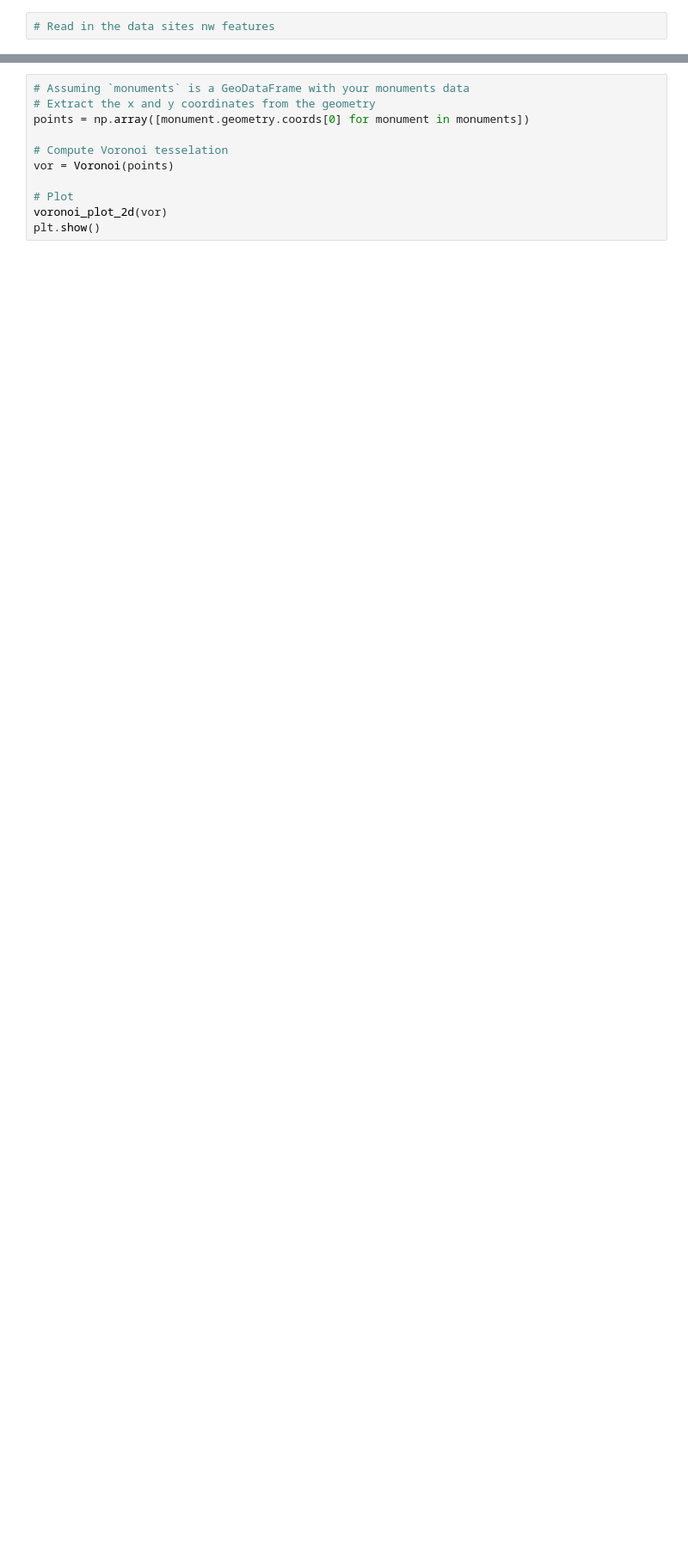
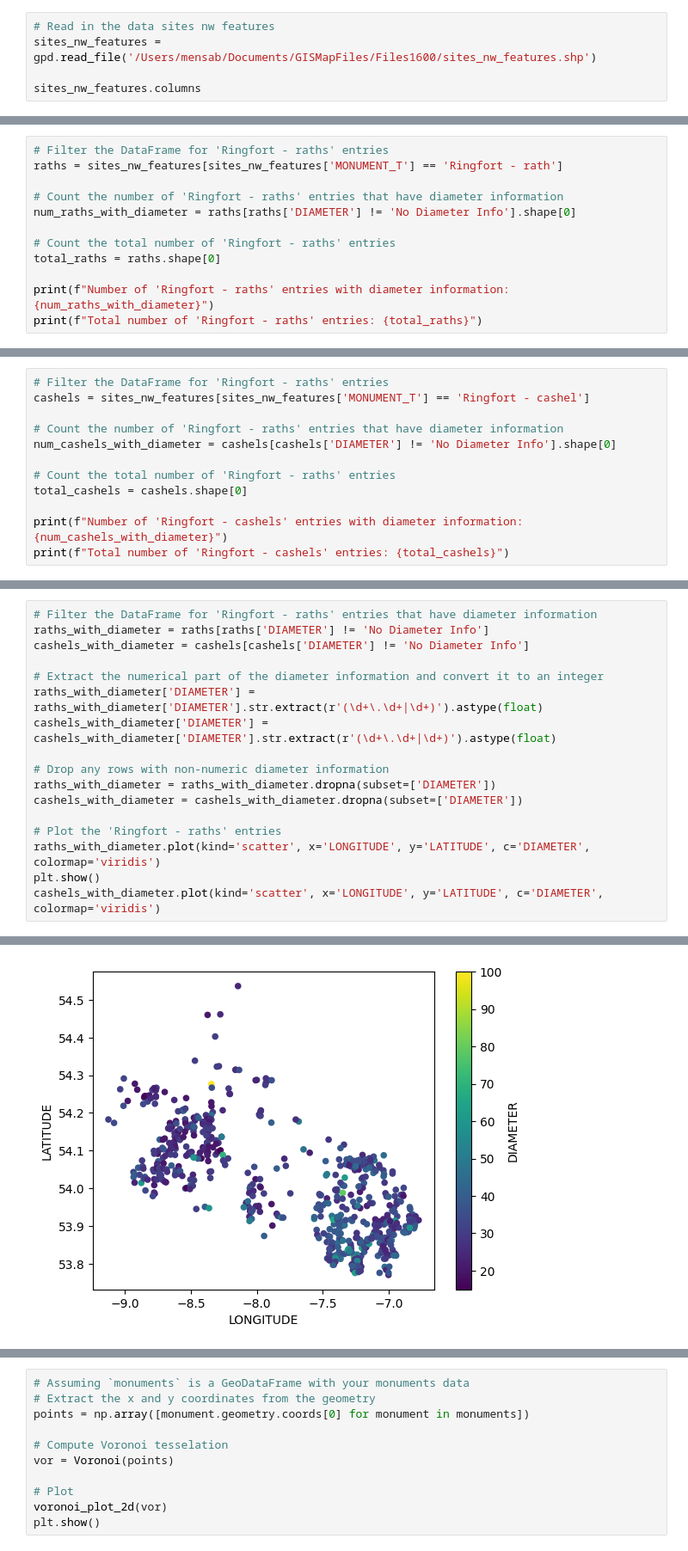
Before and after one commit to kodai-bot/Artefact, a Jupyter notebook: src/Colab/Feature_Engineering_2_ML.ipynb, the cells around one changed output, grey strips where cells are left out. Shown at 86% size. Drawn from its saved outputs; the diff is of its cells as text; blank space fills up the shorter version.

```diff
--- a/src/Colab/Feature_Engineering_2_ML.ipynb
+++ b/src/Colab/Feature_Engineering_2_ML.ipynb
@@ -16,2 +32,5 @@ Feature Engineering of the Point data in Monuments. the aim is to enable the rem
 # %%
 # Read in the data sites nw features
+sites_nw_features = gpd.read_file('/Users/mensab/Documents/GISMapFiles/Files1600/sites_nw_features.shp')
+
+sites_nw_features.columns
@@ -146,0 +188,12 @@ NameError: name 'sample_entries' is not defined
+# %%
+# Filter the DataFrame for 'Ringfort - raths' entries
+raths = sites_nw_features[sites_nw_features['MONUMENT_T'] == 'Ringfort - rath']
+
+# Count the number of 'Ringfort - raths' entries that have diameter information
+num_raths_with_diameter = raths[raths['DIAMETER'] != 'No Diameter Info'].shape[0]
+
+# Count the total number of 'Ringfort - raths' entries
+total_raths = raths.shape[0]
+
+print(f"Number of 'Ringfort - raths' entries with diameter information: {num_raths_with_diameter}")
+print(f"Total number of 'Ringfort - raths' entries: {total_raths}")
@@ -146,0 +203,12 @@ NameError: name 'sample_entries' is not defined
+# %%
+# Filter the DataFrame for 'Ringfort - raths' entries
+cashels = sites_nw_features[sites_nw_features['MONUMENT_T'] == 'Ringfort - cashel']
+
+# Count the number of 'Ringfort - raths' entries that have diameter information
+num_cashels_with_diameter = cashels[cashels['DIAMETER'] != 'No Diameter Info'].shape[0]
+
+# Count the total number of 'Ringfort - raths' entries
+total_cashels = cashels.shape[0]
+
+print(f"Number of 'Ringfort - cashels' entries with diameter information: {num_cashels_with_diameter}")
+print(f"Total number of 'Ringfort - cashels' entries: {total_cashels}")
@@ -146,0 +218,18 @@ NameError: name 'sample_entries' is not defined
+# %%
+# Filter the DataFrame for 'Ringfort - raths' entries that have diameter information
+raths_with_diameter = raths[raths['DIAMETER'] != 'No Diameter Info']
+cashels_with_diameter = cashels[cashels['DIAMETER'] != 'No Diameter Info']
+
+# Extract the numerical part of the diameter information and convert it to an integer
+raths_with_diameter['DIAMETER'] = raths_with_diameter['DIAMETER'].str.extract(r'(\d+\.\d+|\d+)').astype(float)
+cashels_with_diameter['DIAMETER'] = cashels_with_diameter['DIAMETER'].str.extract(r'(\d+\.\d+|\d+)').astype(float)
+
+# Drop any rows with non-numeric diameter information
+raths_with_diameter = raths_with_diameter.dropna(subset=['DIAMETER'])
+cashels_with_diameter = cashels_with_diameter.dropna(subset=['DIAMETER'])
+
+# Plot the 'Ringfort - raths' entries
+raths_with_diameter.plot(kind='scatter', x='LONGITUDE', y='LATITUDE', c='DIAMETER', colormap='viridis')
+plt.show()
+cashels_with_diameter.plot(kind='scatter', x='LONGITUDE', y='LATITUDE', c='DIAMETER', colormap='viridis')
+# %% [output]
@@ -146,0 +246 @@ NameError: name 'sample_entries' is not defined
+[figure, added]
```
Also changed, not shown: parts of 38 cells of this notebook, 5 other files.
